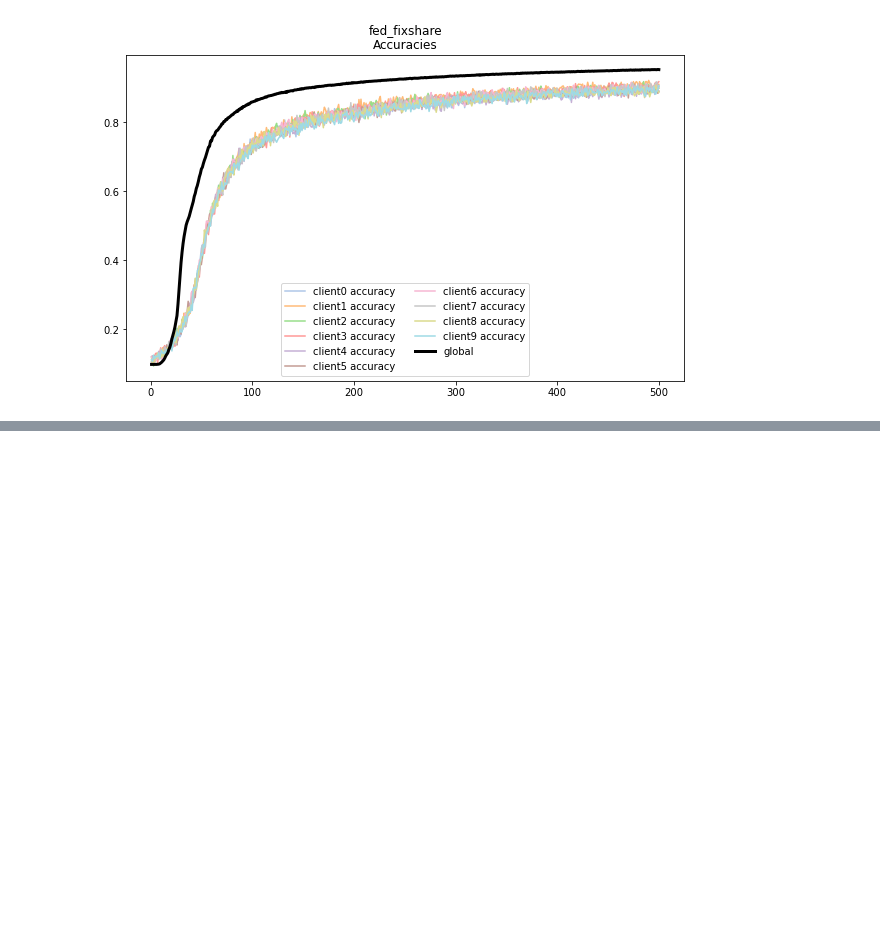
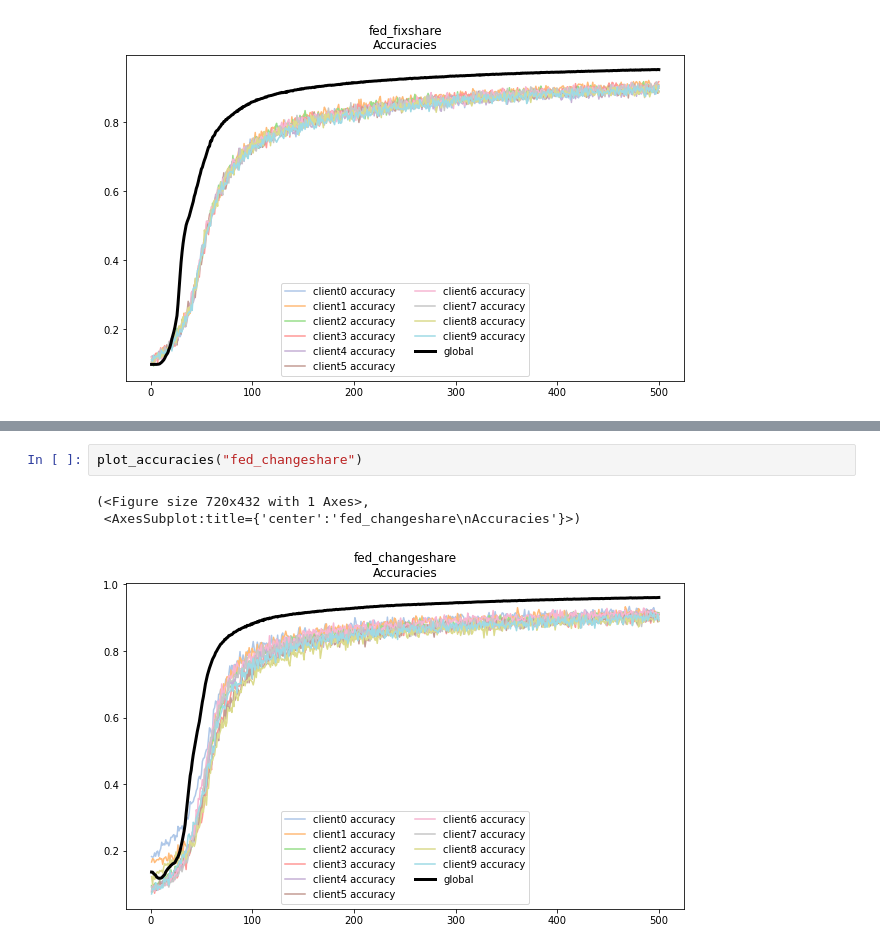
Before and after one commit to alelevente/FeLeSh, a Jupyter notebook: src/3_evaluation/learning_performance.ipynb, the cells around one changed output, grey strips where cells are left out. Saved outputs shown, nothing was run; the diff lists cells and outputs as text; blank space fills up the shorter version.

```diff
--- a/src/3_evaluation/learning_performance.ipynb
+++ b/src/3_evaluation/learning_performance.ipynb
@@ -156,0 +165,6 @@ plot_accuracies("fed_fixshare")
+# %%
+plot_accuracies("fed_changeshare")
+# %% [output]
+(<Figure size 720x432 with 1 Axes>,
+ <AxesSubplot:title={'center':'fed_changeshare\nAccuracies'}>)
+[figure, added]
```
Also changed, not shown: parts of 2 cells of this notebook, 9 other files.
